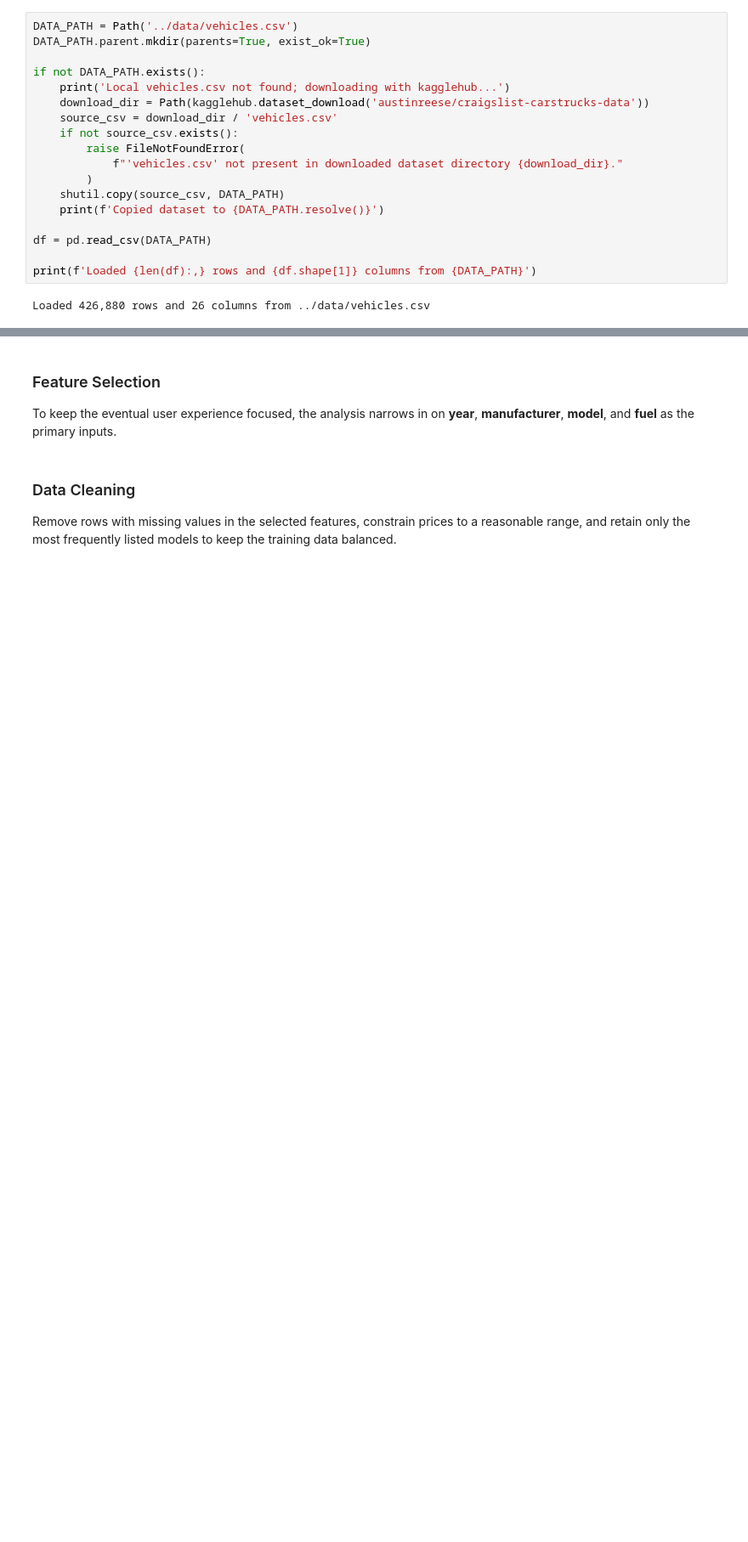
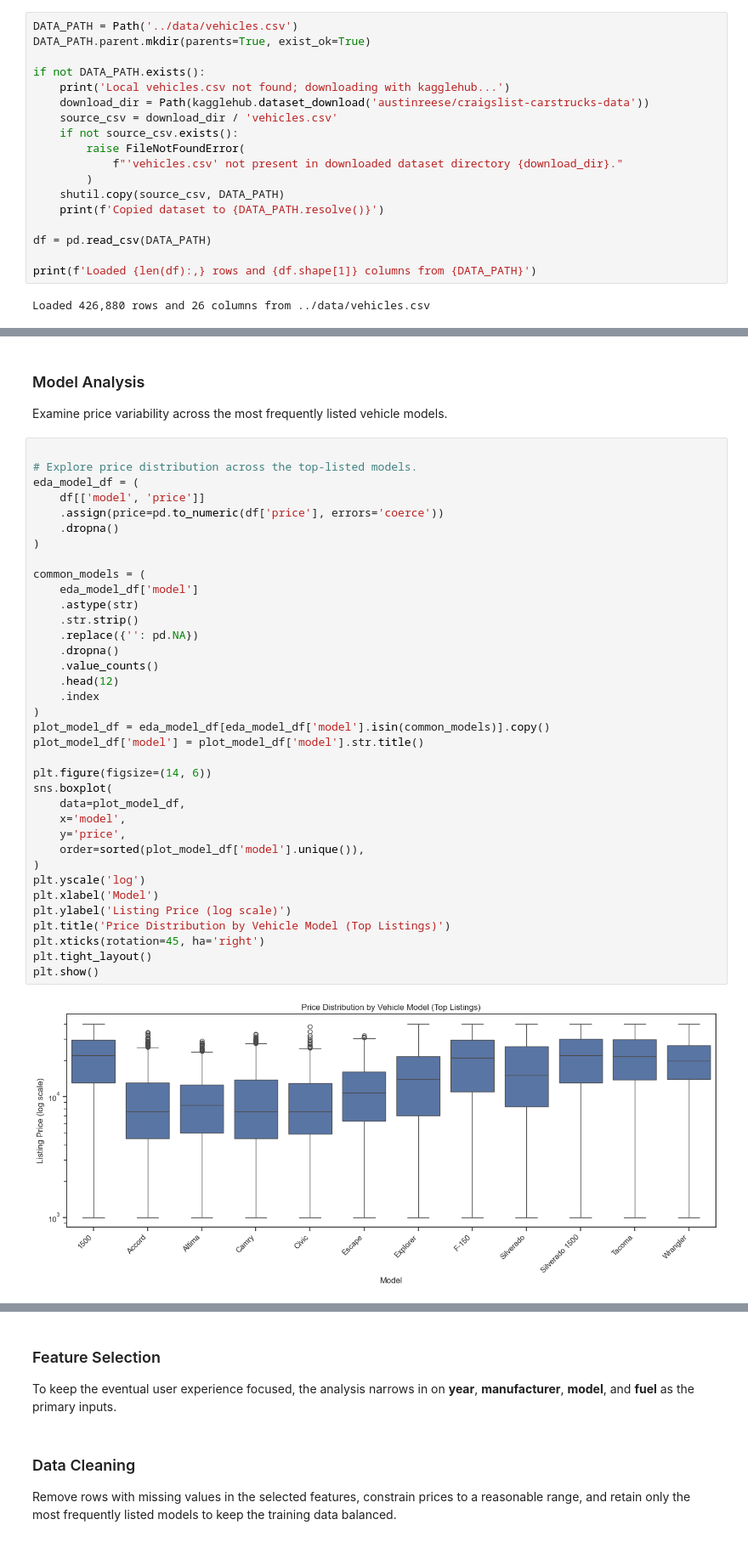
Before and after one commit to adrianplattner/csca5922, a Jupyter notebook: notebooks/report.ipynb, the cells around one changed output, grey strips where cells are left out. Shown: that part at 85% size. Saved outputs shown, nothing was run; the diff lists cells and outputs as text; blank space fills up the shorter version.

```diff
--- a/notebooks/report.ipynb
+++ b/notebooks/report.ipynb
@@ -75,0 +167,41 @@ display(feature_summary)
+# %% [markdown]
+### Model Analysis
+Examine price variability across the most frequently listed vehicle models.
+# %%
+
+# Explore price distribution across the top-listed models.
+eda_model_df = (
+    df[['model', 'price']]
+    .assign(price=pd.to_numeric(df['price'], errors='coerce'))
+    .dropna()
+)
+
+common_models = (
+    eda_model_df['model']
+    .astype(str)
+    .str.strip()
+    .replace({'': pd.NA})
+    .dropna()
+    .value_counts()
+    .head(12)
+    .index
+)
+plot_model_df = eda_model_df[eda_model_df['model'].isin(common_models)].copy()
+plot_model_df['model'] = plot_model_df['model'].str.title()
+
+plt.figure(figsize=(14, 6))
+sns.boxplot(
+    data=plot_model_df,
+    x='model',
+    y='price',
+    order=sorted(plot_model_df['model'].unique()),
+)
+plt.yscale('log')
+plt.xlabel('Model')
+plt.ylabel('Listing Price (log scale)')
+plt.title('Price Distribution by Vehicle Model (Top Listings)')
+plt.xticks(rotation=45, ha='right')
+plt.tight_layout()
+plt.show()
+# %% [output]
+[figure, added]
```
Also changed, not shown: parts of 14 cells of this notebook.
